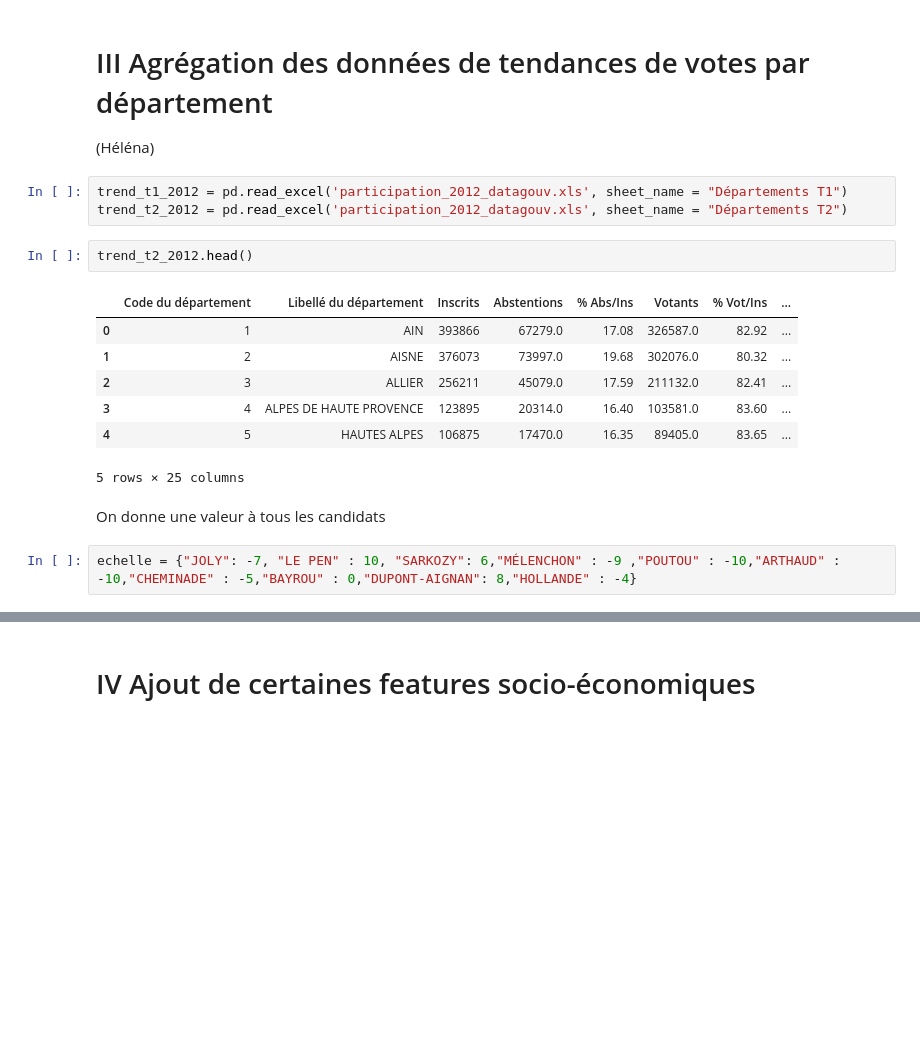
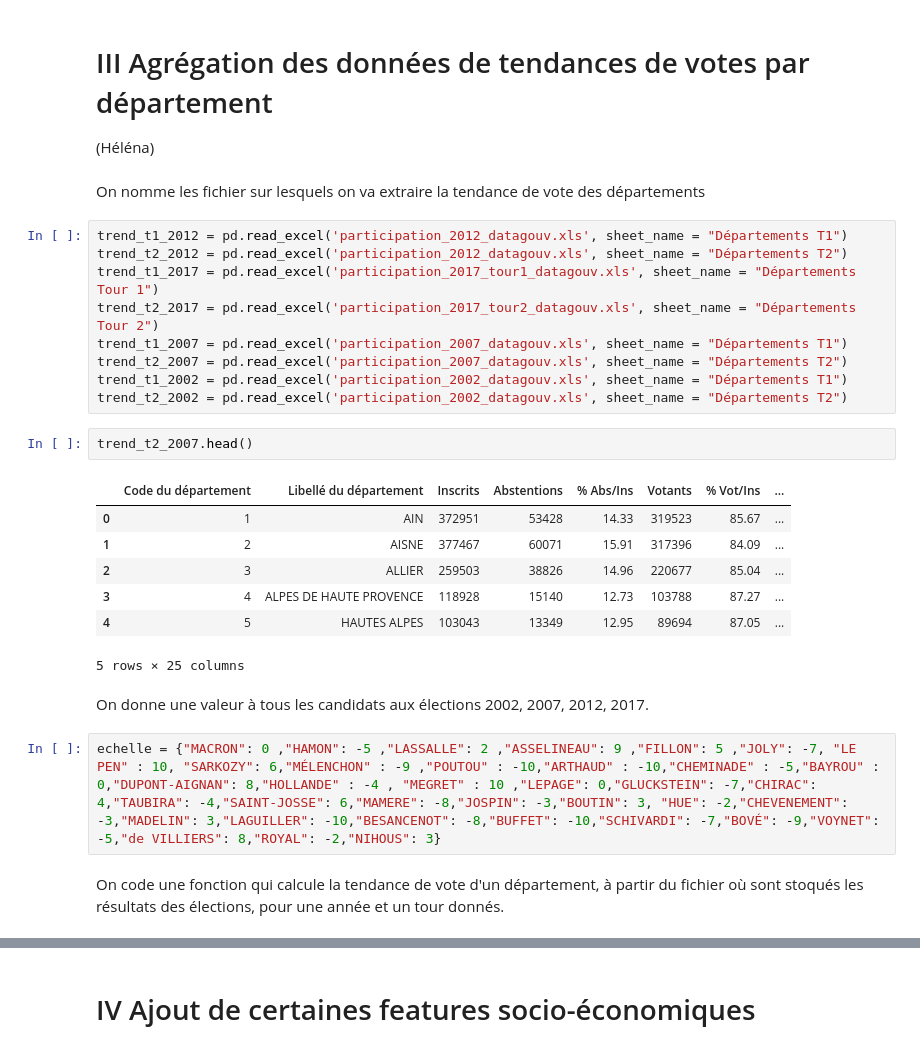
Before and after one commit to AymericPh/projet_abstention, a Jupyter notebook: projet_python_barnabe_V2.ipynb, the cells around one changed output, grey strips where cells are left out. Saved outputs shown, nothing was run; the diff lists cells and outputs as text; blank space fills up the shorter version.

```diff
--- a/projet_python_barnabe_V2.ipynb
+++ b/projet_python_barnabe_V2.ipynb
@@ -412,21 +418,31 @@ Insérer ici les graphiques géographiques que vous avez vu en cours (vous serez
 # %% [markdown]
 # III Agrégation des données de tendances de votes par département
 (Héléna)
-# %%
-trend_t1_2012 = pd.read_excel('participation_2012_datagouv.xls', sheet_name = "Départements T1")
-trend_t2_2012 = pd.read_excel('participation_2012_datagouv.xls', sheet_name = "Départements T2")
+# %% [markdown]
+On nomme les fichier sur lesquels on va extraire la tendance de vote des départements
+# %%
+trend_t1_2012 = pd.read_excel('participation_2012_datagouv.xls', sheet_name = "Départements T1")
+trend_t2_2012 = pd.read_excel('participation_2012_datagouv.xls', sheet_name = "Départements T2")
+trend_t1_2017 = pd.read_excel('participation_2017_tour1_datagouv.xls', sheet_name = "Départements Tour 1")
+trend_t2_2017 = pd.read_excel('participation_2017_tour2_datagouv.xls', sheet_name = "Départements Tour 2")
+trend_t1_2007 = pd.read_excel('participation_2007_datagouv.xls', sheet_name = "Départements T1")
+trend_t2_2007 = pd.read_excel('participation_2007_datagouv.xls', sheet_name = "Départements T2")
+trend_t1_2002 = pd.read_excel('participation_2002_datagouv.xls', sheet_name = "Départements T1")
+trend_t2_2002 = pd.read_excel('participation_2002_datagouv.xls', sheet_name = "Départements T2")
 # %%
-trend_t2_2012.head()
+trend_t2_2007.head()
 # %% [output]
 |  | Code du département | Libellé du département | Inscrits | Abstentions | % Abs/Ins | Votants | % Vot/Ins | ... |
-| 0 | 1 | AIN | 393866 | 67279.0 | 17.08 | 326587.0 | 82.92 | ... |
-| 1 | 2 | AISNE | 376073 | 73997.0 | 19.68 | 302076.0 | 80.32 | ... |
-| 2 | 3 | ALLIER | 256211 | 45079.0 | 17.59 | 211132.0 | 82.41 | ... |
-| 3 | 4 | ALPES DE HAUTE PROVENCE | 123895 | 20314.0 | 16.40 | 103581.0 | 83.60 | ... |
-| 4 | 5 | HAUTES ALPES | 106875 | 17470.0 | 16.35 | 89405.0 | 83.65 | ... |
+| 0 | 1 | AIN | 372951 | 53428 | 14.33 | 319523 | 85.67 | ... |
+| 1 | 2 | AISNE | 377467 | 60071 | 15.91 | 317396 | 84.09 | ... |
+| 2 | 3 | ALLIER | 259503 | 38826 | 14.96 | 220677 | 85.04 | ... |
+| 3 | 4 | ALPES DE HAUTE PROVENCE | 118928 | 15140 | 12.73 | 103788 | 87.27 | ... |
+| 4 | 5 | HAUTES ALPES | 103043 | 13349 | 12.95 | 89694 | 87.05 | ... |
 5 rows × 25 columns
 # %% [markdown]
-On donne une valeur à tous les candidats
+On donne une valeur à tous les candidats aux élections 2002, 2007, 2012, 2017.
 # %%
-echelle = {"JOLY": -7, "LE PEN" : 10, "SARKOZY": 6,"MÉLENCHON" : -9 ,"POUTOU" : -10,"ARTHAUD" : -10,"CHEMINADE" : -5,"BAYROU" : 0,"DUPONT-AIGNAN": 8,"HOLLANDE" : -4}
+echelle = {"MACRON": 0 ,"HAMON": -5 ,"LASSALLE": 2 ,"ASSELINEAU": 9 ,"FILLON": 5 ,"JOLY": -7, "LE PEN" : 10, "SARKOZY": 6,"MÉLENCHON" : -9 ,"POUTOU" : -10,"ARTHAUD" : -10,"CHEMINADE" : -5,"BAYROU" : 0,"DUPONT-AIGNAN": 8,"HOLLANDE" : -4 , "MEGRET" : 10 ,"LEPAGE": 0,"GLUCKSTEIN": -7,"CHIRAC": 4,"TAUBIRA": -4,"SAINT-JOSSE": 6,"MAMERE": -8,"JOSPIN": -3,"BOUTIN": 3, "HUE": -2,"CHEVENEMENT": -3,"MADELIN": 3,"LAGUILLER": -10,"BESANCENOT": -8,"BUFFET": -10,"SCHIVARDI": -7,"BOVÉ": -9,"VOYNET": -5,"de VILLIERS": 8,"ROYAL": -2,"NIHOUS": 3}
+# %% [markdown]
+On code une fonction qui calcule la tendance de vote d'un département, à partir du fichier où sont stoqués les résultats des élections, pour une année et un tour donnés.
 # %%
```
Also changed, not shown: parts of 27 cells of this notebook.
